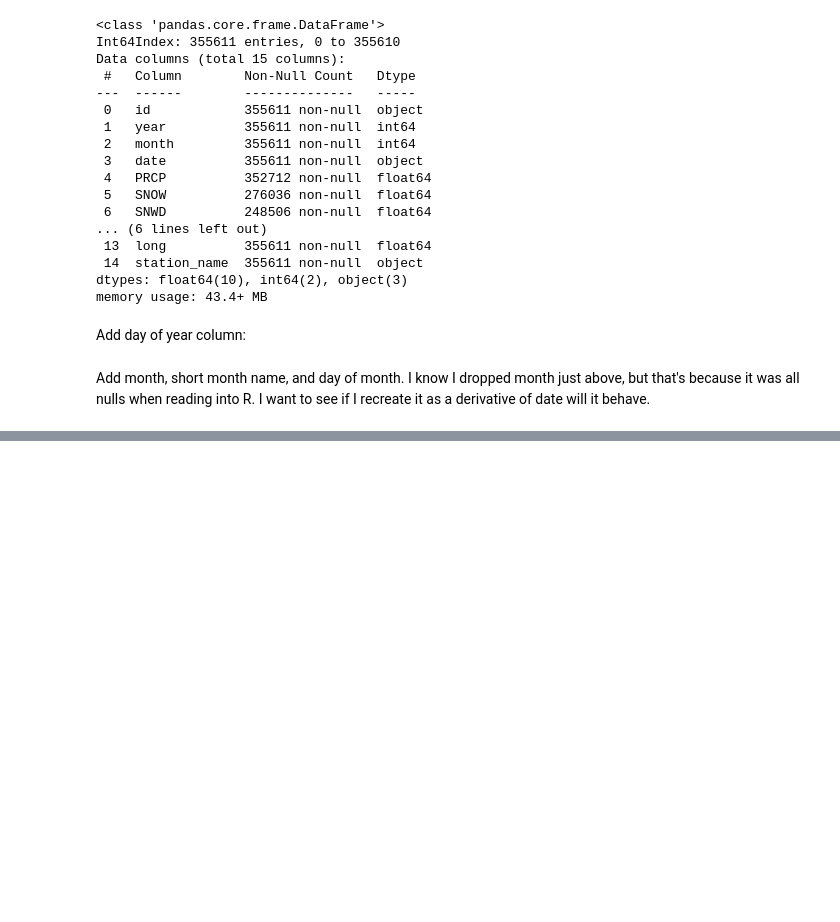
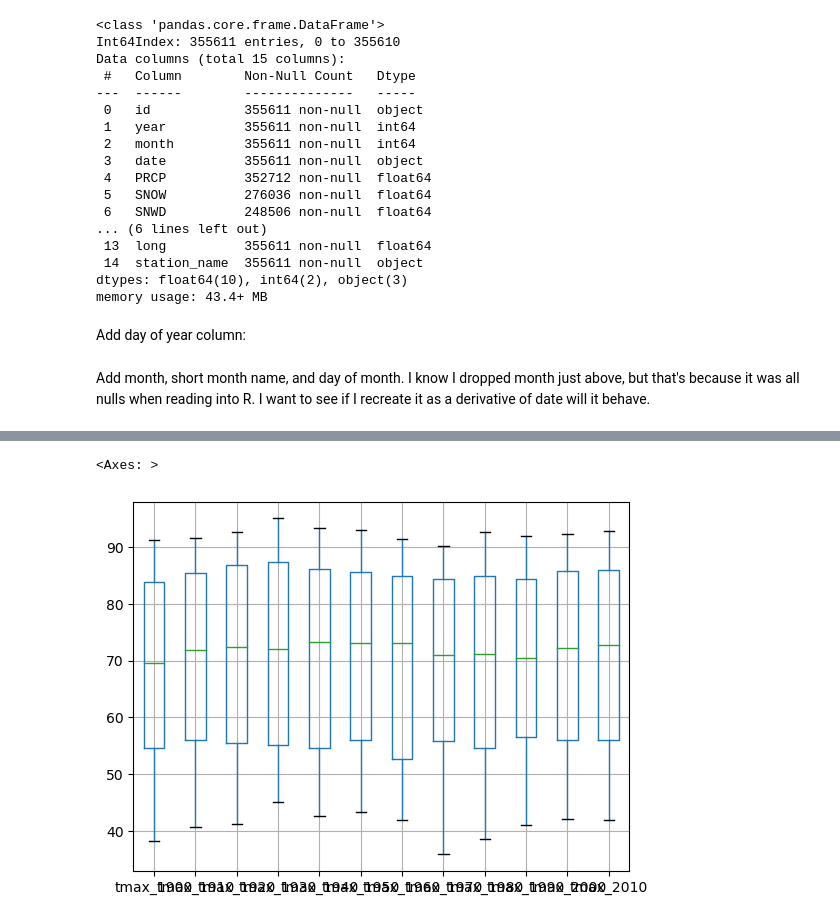
Before and after one commit to tfwhitesell/meteorological_mysteries, a Jupyter notebook: notebooks/01_data_cleaning.ipynb, the cells around one changed output, grey strips where cells are left out. Saved outputs shown, nothing was run; the diff lists cells and outputs as text; code cells hidden in the pictures; blank space fills up the shorter version.

Commit message:
created reference columns with mean temp by day of year

```diff
--- a/notebooks/01_data_cleaning.ipynb
+++ b/notebooks/01_data_cleaning.ipynb
@@ -346,0 +351,3 @@ weather_stations.to_csv('../data/weather.csv', index = False)
+# %%
+# drop rows where both both temperature measurements are null
+temps = temps.dropna(subset = ['tmax_f', 'tmin_f'], how = 'all')
@@ -346,0 +376,14 @@ weather_stations.to_csv('../data/weather.csv', index = False)
+# %%
+# function to generate decade mean columns (only where full decade is available)
+# use integers in range function to get to decades easily
+decades = pd.DataFrame(temps['day_of_year'].unique().tolist(), columns = ['day_of_year'])
+
+for i in range(190, 202):
+    y1 = i * 10
+    y2 = i * 10 + 9
+    d = temps[temps['year'].between(y1, y2)]
+    d = d.groupby('day_of_year')[['tmax_f', 'tmin_f']].mean().\
+        reset_index().rename({'tmax_f': f'tmax_{y1}', 'tmin_f': f'tmin_{y1}'}, axis = 1)
+    decades = pd.merge(decades, d, on = 'day_of_year', how = 'left')
+
+decades.head()
@@ -346,0 +398,7 @@ weather_stations.to_csv('../data/weather.csv', index = False)
+# %%
+# add overall reference values
+# group by day_of_year and calculate averages for tmax_f and tmin_f
+ref_values = temps.groupby('day_of_year')[['tmax_f', 'tmin_f']].mean().\
+    reset_index().rename({'tmax_f': 'tmax_ref', 'tmin_f': 'tmin_ref'}, axis = 1)
+# join to decade averages on day_of_year
+decades = pd.merge(decades, ref_values, on = 'day_of_year')
@@ -346,0 +407,7 @@ weather_stations.to_csv('../data/weather.csv', index = False)
+# %%
+decade_tmax = decades.filter(regex = 'tmax_\d+$', axis = 1)
+# %%
+decade_tmax.boxplot()
+# %% [output]
+<Axes: >
+[figure, added]
```
Also changed, not shown: parts of 15 cells of this notebook.
